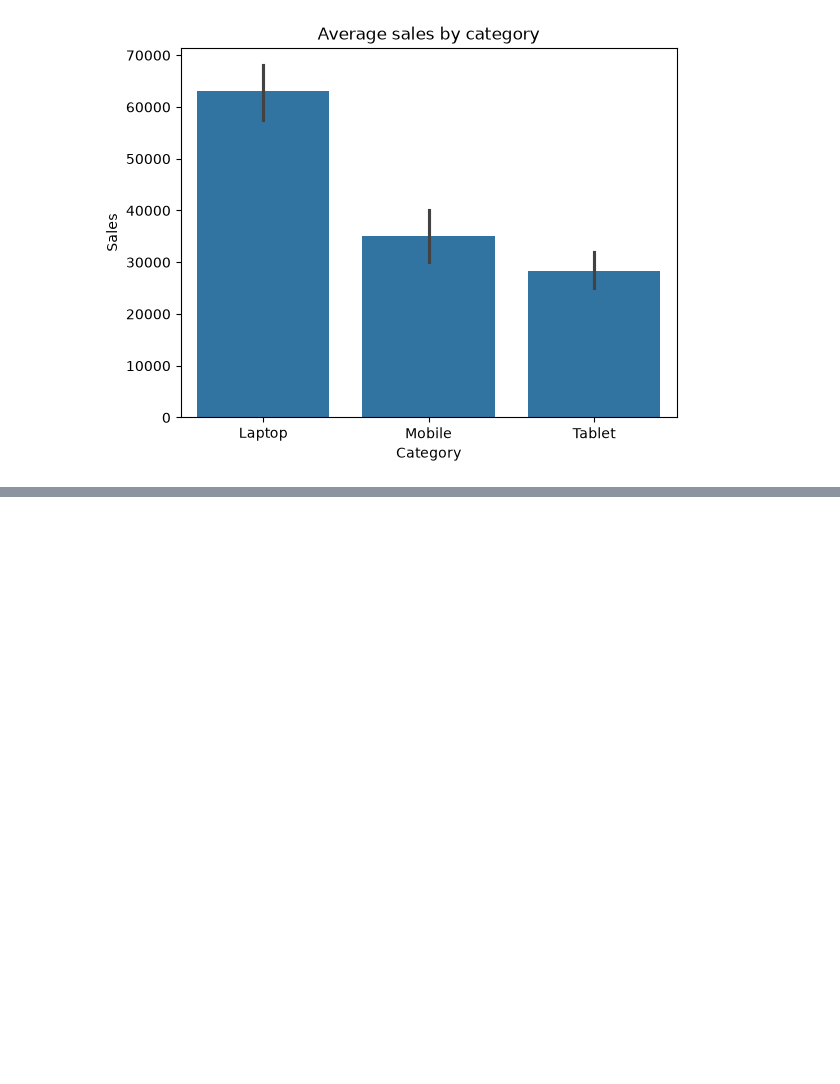
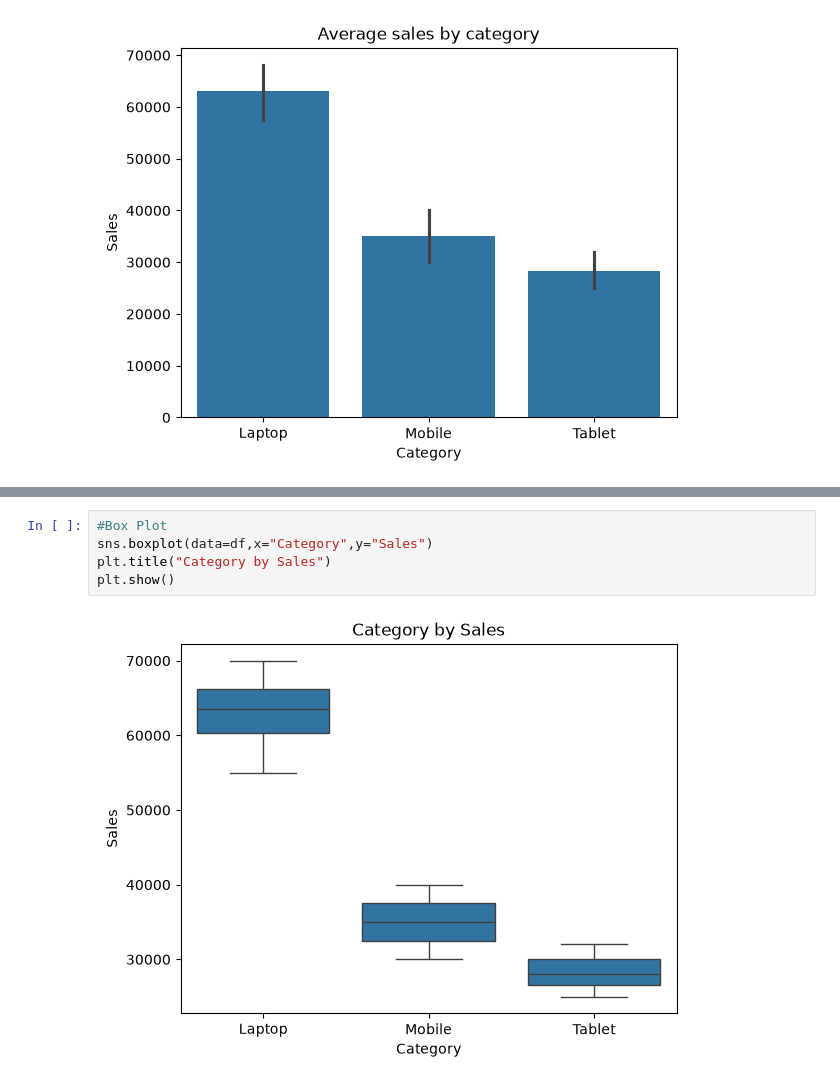
Before and after one commit to sanmesh4090/Data-science-, a Jupyter notebook: Advance Python/seaborn.ipynb, the cells around one changed output, grey strips where cells are left out. Cells and saved outputs as stored; diff of their text form; blank space fills up the shorter version.

```diff
--- a/Advance Python/seaborn.ipynb
+++ b/Advance Python/seaborn.ipynb
@@ -68,0 +85,7 @@ Text(0.5, 1.0, 'Sales by days')
+# %%
+#Box Plot
+sns.boxplot(data=df,x="Category",y="Sales")
+plt.title("Category by Sales")
+plt.show()
+# %% [output]
+[figure, added]
```
Also changed, not shown: parts of 9 cells of this notebook, 4 other files.
